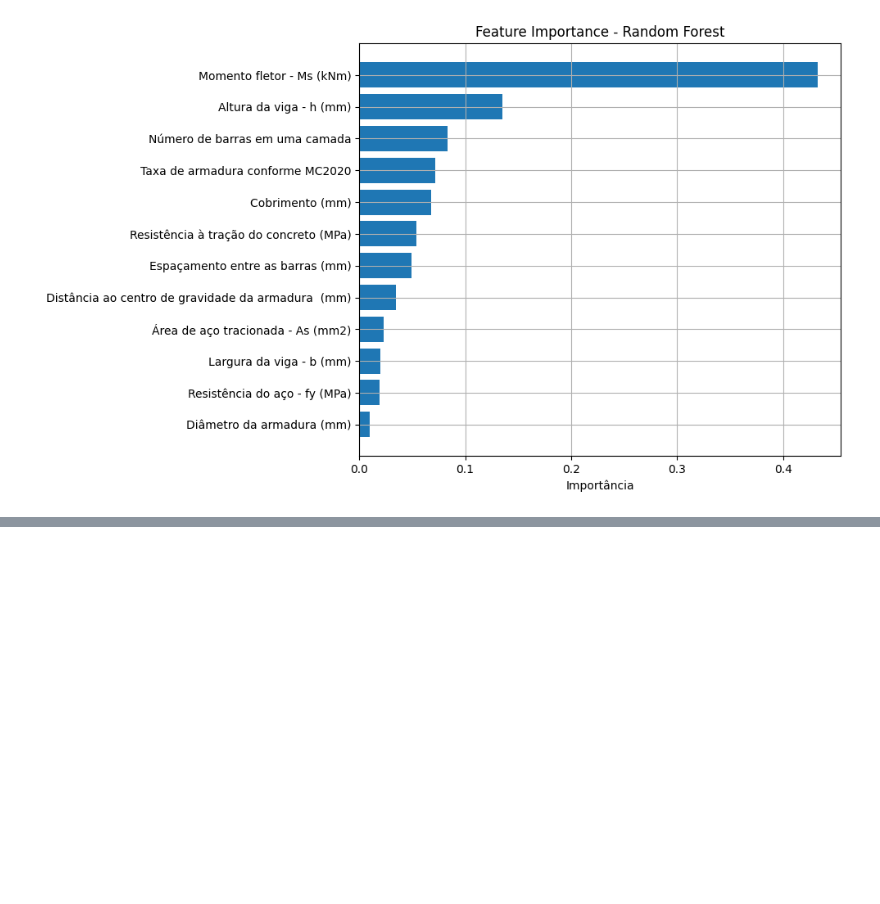
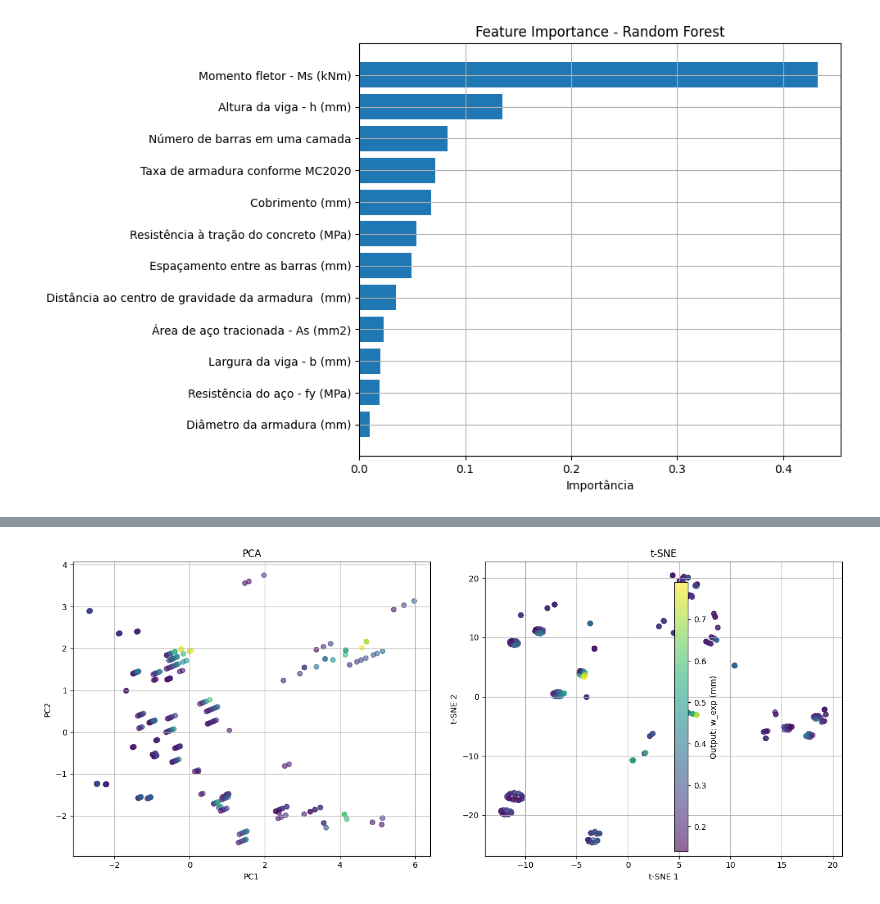
Before and after one commit to wmpjrufg/crack_prediction_symbolic_regression, a Jupyter notebook: pca_tsne.ipynb, the cells around one changed output, grey strips where cells are left out. Drawn from its saved outputs; the diff is of its cells as text; code cells hidden in the pictures; blank space fills up the shorter version.

```diff
--- a/pca_tsne.ipynb
+++ b/pca_tsne.ipynb
@@ -316,0 +421,26 @@ plt.show()
+# %%
+# ==============================
+# 5. Comparação lado a lado: PCA vs t-SNE
+# ==============================
+fig, axes = plt.subplots(1, 2, figsize=(14, 6))
+
+# PCA
+scatter1 = axes[0].scatter(X_pca[:, 0], X_pca[:, 1], c=y, cmap='viridis', alpha=0.6)
+axes[0].set_xlabel('PC1')
+axes[0].set_ylabel('PC2')
+axes[0].set_title('PCA')
+axes[0].grid(True)
+
+# t-SNE
+scatter2 = axes[1].scatter(X_tsne[:, 0], X_tsne[:, 1], c=y, cmap='viridis', alpha=0.6)
+axes[1].set_xlabel('t-SNE 1')
+axes[1].set_ylabel('t-SNE 2')
+axes[1].set_title('t-SNE')
+axes[1].grid(True)
+
+# Colorbar compartilhada
+fig.colorbar(scatter1, ax=axes, label=NOME_COLUNA_ALVO)
+plt.tight_layout()
+plt.show()
+# %% [output]
+[figure, added]
```
Also changed, not shown: parts of 6 cells of this notebook.
